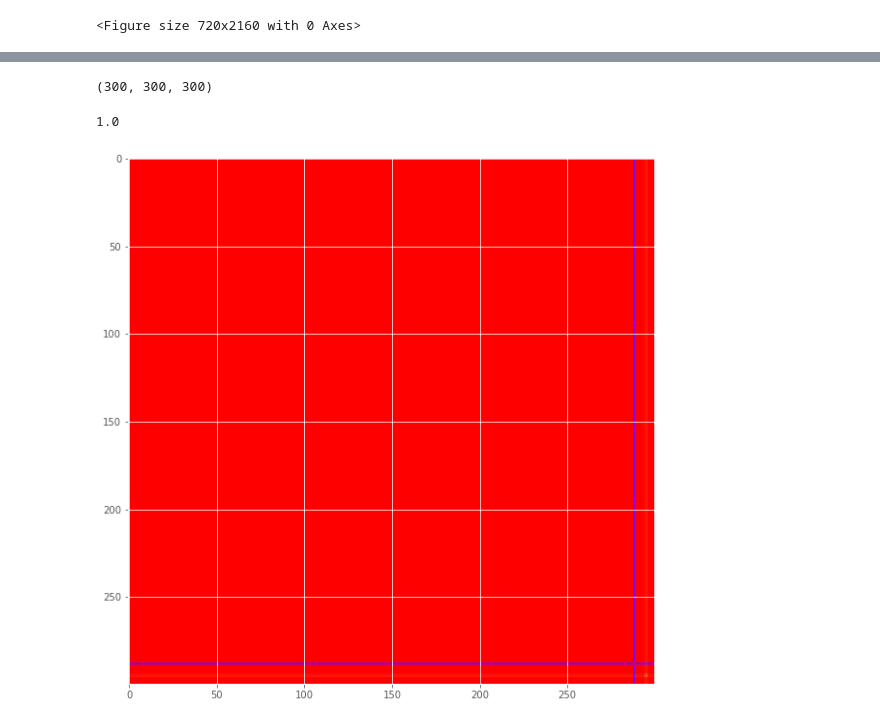
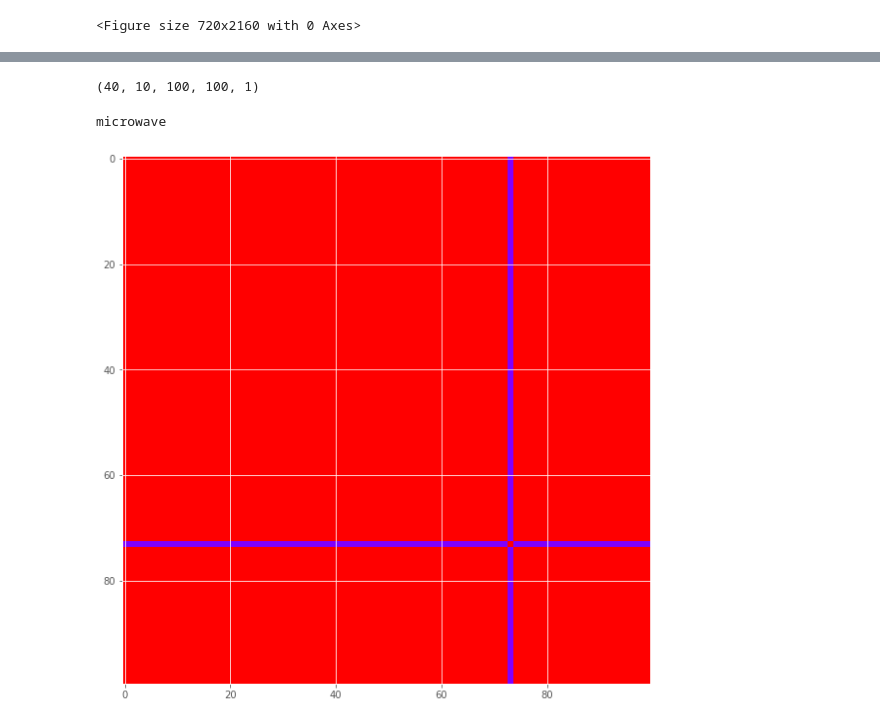
Before and after one commit to jenkoj/ts2img, a Jupyter notebook: ukdale_generate_dataset.ipynb, the cells around one changed output, grey strips where cells are left out. Saved outputs shown, nothing was run; the diff lists cells and outputs as text; code cells hidden in the pictures.

```diff
--- a/ukdale_generate_dataset.ipynb
+++ b/ukdale_generate_dataset.ipynb
@@ -326,18 +364,18 @@ finshed. stored to UKDALE_GAF_1h/fridge/gasf
 # %%
 #retrieve stored images
-ret_img_stack = read_many_hdf5("toaster","gasf")
-ret_img_stack_fridge = read_many_hdf5("fridge","gasf")
-ret_img_stack.shape
+ret_imgs = read_many_hdf5("data","gasf")
+ret_labels =  read_many_hdf5("labels","gaf")
+ret_imgs.shape
 # %% [output]
-(300, 300, 300)
+(40, 10, 100, 100, 1)
 # %%
 # Show retrieved image
+someN = 29
 fig, ax = plt.subplots()
-ax.imshow(ret_img_stack[3], cmap='rainbow')
-ax.imshow(ret_img_stack[3], cmap='rainbow')
-ax.imshow(ret_img_stack[2], cmap='rainbow')
-
-ret_img_stack[1][50][50]
+ax.imshow(ret_imgs[someN,3,...,0], cmap='rainbow')
+print(manualy_selected_appliances[int(ret_labels[someN])])
+# ax.imshow(ret_img_stack[3,1], cmap='rainbow')
+# ax.imshow(ret_img_stack[5,3], cmap='rainbow')
 # %% [output]
-1.0
+microwave
-[figure, old version]
+[figure, new version]
```
Also changed, not shown: parts of 16 cells of this notebook.
